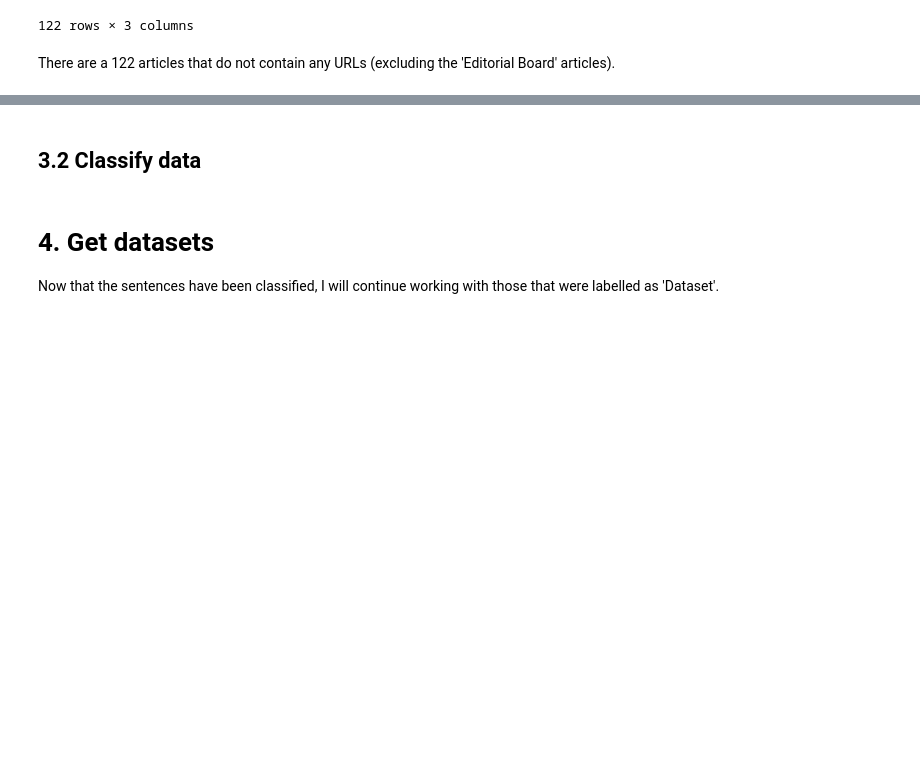
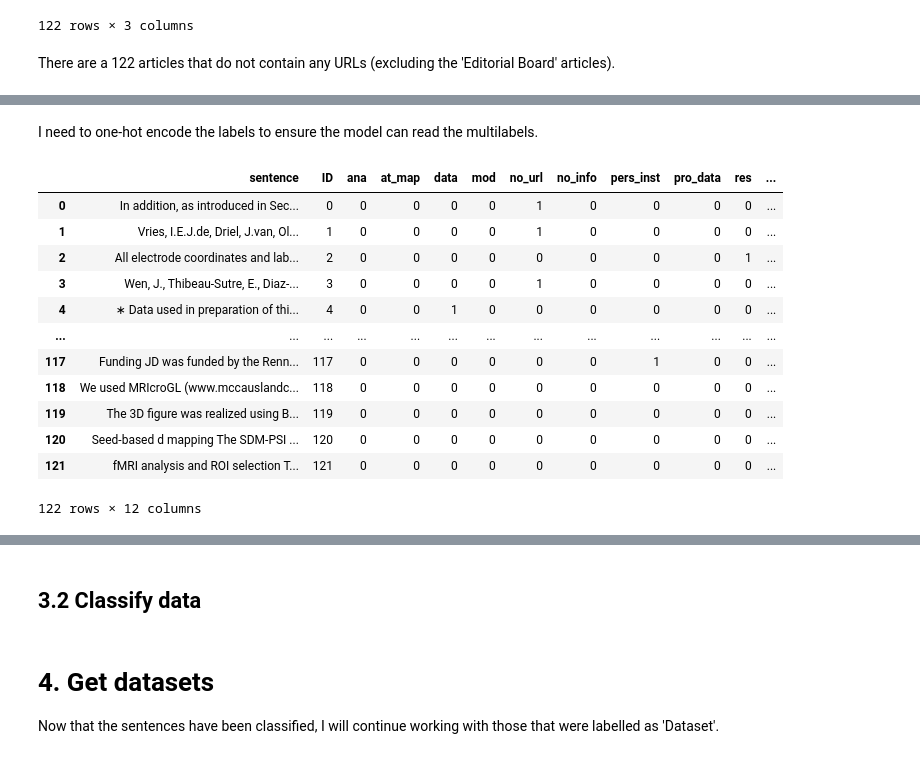
Before and after one commit to phantomloe/Thesis, a Jupyter notebook: Code/datasets_v5.ipynb, the cells around one changed output, grey strips where cells are left out. Cells and saved outputs as stored; diff of their text form; code cells hidden in the pictures; blank space fills up the shorter version.

```diff
--- a/Code/datasets_v5.ipynb
+++ b/Code/datasets_v5.ipynb
@@ -1017,0 +1021,44 @@ To enable the following instructions: AVX2 FMA, in other operations, rebuild Ten
+# %%
+labeled_data = labeled_data.rename(columns={"Original_sentence": "sentence", "True_label": "label"})
+# %%
+# Add an ID column (assuming 'labeled_data' is a DataFrame)
+labeled_data['ID'] = labeled_data.index
+# %%
+# One-hot encode the labels based on the 'label_mapping'
+label_mapping = {
+    "Analysis": 'ana',
+    "Atlas/map": 'at_map',
+    "Dataset": 'data',
+    "Model": 'mod',
+    "Not a URL": 'no_url',
+    "Not enough information": 'no_info',
+    "Person or institution": 'pers_inst',
+    "Processed dataset": 'pro_data',
+    "Resource": 'res',
+    "Software, incl. plugins, toolbox, packages, and functions": 'soft'
+}
+# %% [markdown]
+I need to one-hot encode the labels to ensure the model can read the multilabels.
+# %%
+# One-hot encode the labels based on the 'label_mapping'
+for label_name, label_code in label_mapping.items():
+    labeled_data[label_code] = labeled_data['label'].apply(lambda x: int(label_code in x))
+
+# Drop the original 'label' column if needed
+labeled_data = labeled_data.drop(columns=['label'])
+# %%
+labeled_data
+# %% [output]
+|  | sentence | ID | ana | at_map | data | mod | no_url | no_info | pers_inst | pro_data | res | ... |
+| 0 | In addition, as introduced in Sec... | 0 | 0 | 0 | 0 | 0 | 1 | 0 | 0 | 0 | 0 | ... |
+| 1 | Vries, I.E.J.de, Driel, J.van, Ol... | 1 | 0 | 0 | 0 | 0 | 1 | 0 | 0 | 0 | 0 | ... |
+| 2 | All electrode coordinates and lab... | 2 | 0 | 0 | 0 | 0 | 0 | 0 | 0 | 0 | 1 | ... |
+| 3 | Wen, J., Thibeau-Sutre, E., Diaz-... | 3 | 0 | 0 | 0 | 0 | 1 | 0 | 0 | 0 | 0 | ... |
+| 4 | ∗ Data used in preparation of thi... | 4 | 0 | 0 | 1 | 0 | 0 | 0 | 0 | 0 | 0 | ... |
+| ... | ... | ... | ... | ... | ... | ... | ... | ... | ... | ... | ... | ... |
+| 117 | Funding JD was funded by the Renn... | 117 | 0 | 0 | 0 | 0 | 0 | 0 | 1 | 0 | 0 | ... |
+| 118 | We used MRIcroGL (www.mccauslandc... | 118 | 0 | 0 | 0 | 0 | 0 | 0 | 0 | 0 | 0 | ... |
+| 119 | The 3D ﬁgure was realized using B... | 119 | 0 | 0 | 0 | 0 | 0 | 0 | 0 | 0 | 0 | ... |
+| 120 | Seed-based d mapping The SDM-PSI ... | 120 | 0 | 0 | 0 | 0 | 0 | 0 | 0 | 0 | 0 | ... |
+| 121 | fMRI analysis and ROI selection T... | 121 | 0 | 0 | 0 | 0 | 0 | 0 | 0 | 0 | 0 | ... |
+122 rows × 12 columns
```
Also changed, not shown: parts of 45 cells of this notebook, 20 other files.
